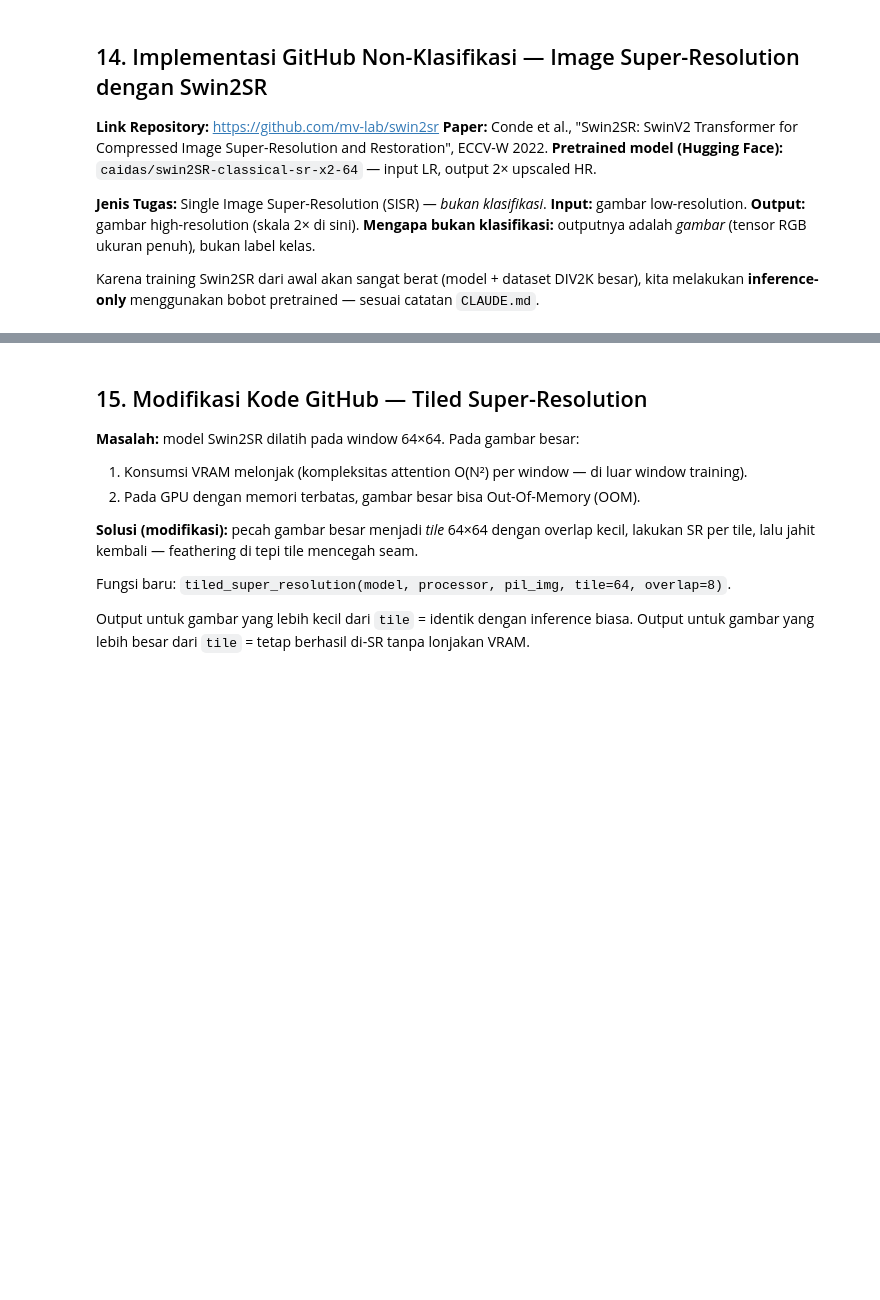
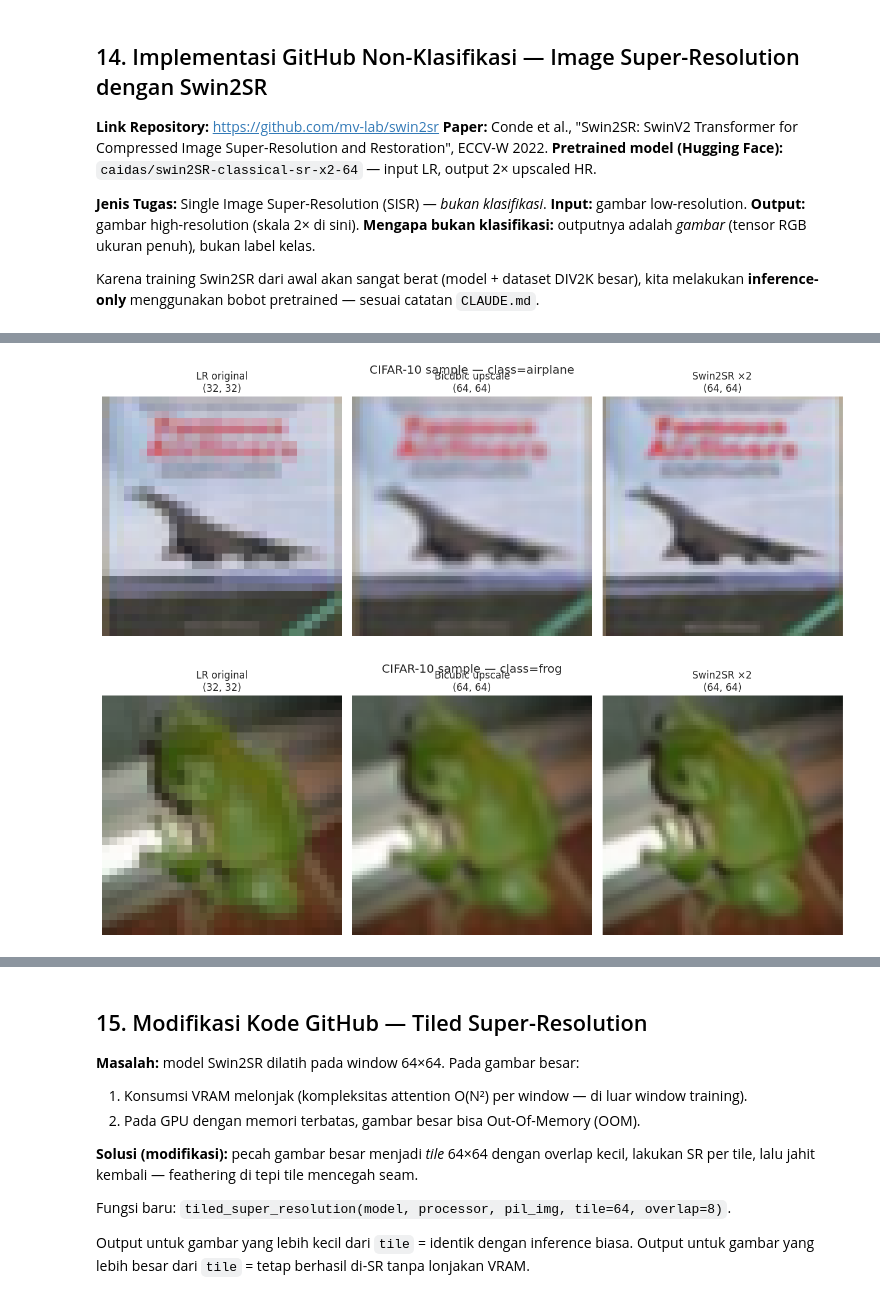
Before and after one commit to sundana/text-image-transformer, a Jupyter notebook: transformer_assignment.ipynb, the cells around one changed output, grey strips where cells are left out. Saved outputs shown, nothing was run; the diff lists cells and outputs as text; code cells hidden in the pictures; blank space fills up the shorter version.

```diff
--- a/transformer_assignment.ipynb
+++ b/transformer_assignment.ipynb
@@ -520,32 +702,42 @@ print(f"Parameters: {sum(p.numel() for p in sr_model.parameters()):,}")
 # %%
 def swin2sr_inference(pil_img: Image.Image, model, processor, scale: int = 2) -> Image.Image:
     inputs = processor(pil_img, return_tensors="pt").to(device)
     with torch.no_grad():
         out = model(**inputs)
     sr = out.reconstruction.squeeze(0).clamp(0, 1).cpu().numpy()
     sr = (sr.transpose(1, 2, 0) * 255).round().astype(np.uint8)
     # Processor pads inputs (window divisibility); crop to exactly W*scale × H*scale.
     W, H = pil_img.size
     sr = sr[: H * scale, : W * scale]
     return Image.fromarray(sr)
 
 
 def show_sr_comparison(lr_pil: Image.Image, sr_pil: Image.Image, title: str):
     bicubic = lr_pil.resize(sr_pil.size, Image.BICUBIC)
     fig, axes = plt.subplots(1, 3, figsize=(13, 5))
     axes[0].imshow(np.asarray(lr_pil));  axes[0].set_title(f"LR original\n{lr_pil.size}");     axes[0].axis("off")
     axes[1].imshow(np.asarray(bicubic)); axes[1].set_title(f"Bicubic upscale\n{bicubic.size}"); axes[1].axis("off")
     axes[2].imshow(np.asarray(sr_pil));  axes[2].set_title(f"Swin2SR ×2\n{sr_pil.size}");      axes[2].axis("off")
     plt.suptitle(title); plt.tight_layout(); plt.show()
 
 
+# Ensure viz_test is available (raw test images, no augmentation)
+if "viz_test" not in dir():
+    viz_test = CIFAR10(root="data", train=False, download=False, transform=T.ToTensor())
+
+if "CIFAR_CLASSES" not in dir():
+    CIFAR_CLASSES = ["airplane","automobile","bird","cat","deer","dog","frog","horse","ship","truck"]
+
 # Demo on 2 CIFAR-10 images (32x32 → 64x64)
 demo_indices = [3, 7]
 for idx in demo_indices:
     img_tensor, label = viz_test[idx]
     lr_pil = Image.fromarray((img_tensor.permute(1,2,0).numpy() * 255).astype(np.uint8))
     sr_pil = swin2sr_inference(lr_pil, sr_model, sr_processor)
     show_sr_comparison(lr_pil, sr_pil, f"CIFAR-10 sample — class={CIFAR_CLASSES[label]}")
+# %% [output]
+[figure, added]
+[figure, added]
 # %%
 # Use a torchvision built-in image (a famous one bundled with the library) for a more dramatic demo.
 # Fallback: synthesize a noisy gradient image if the asset is unavailable.
```
Also changed, not shown: parts of 22 cells of this notebook, 3 other files.
